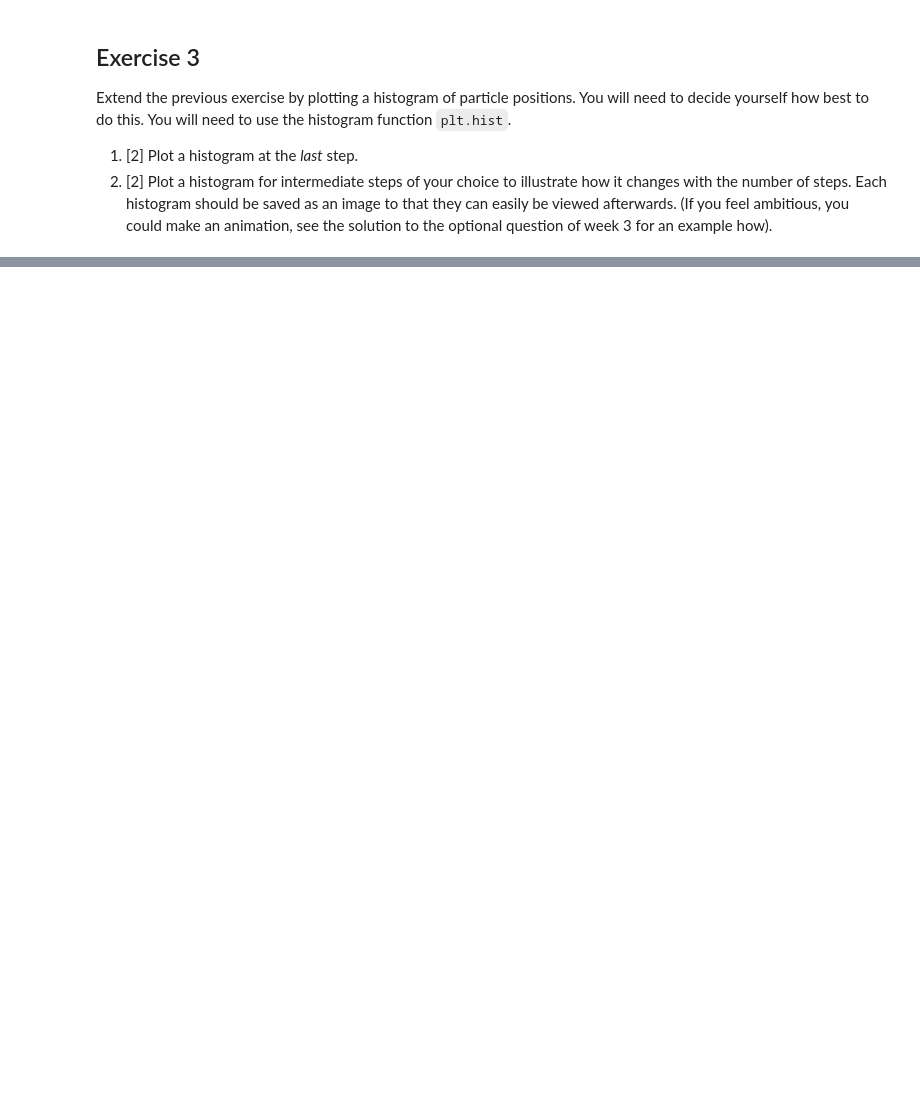
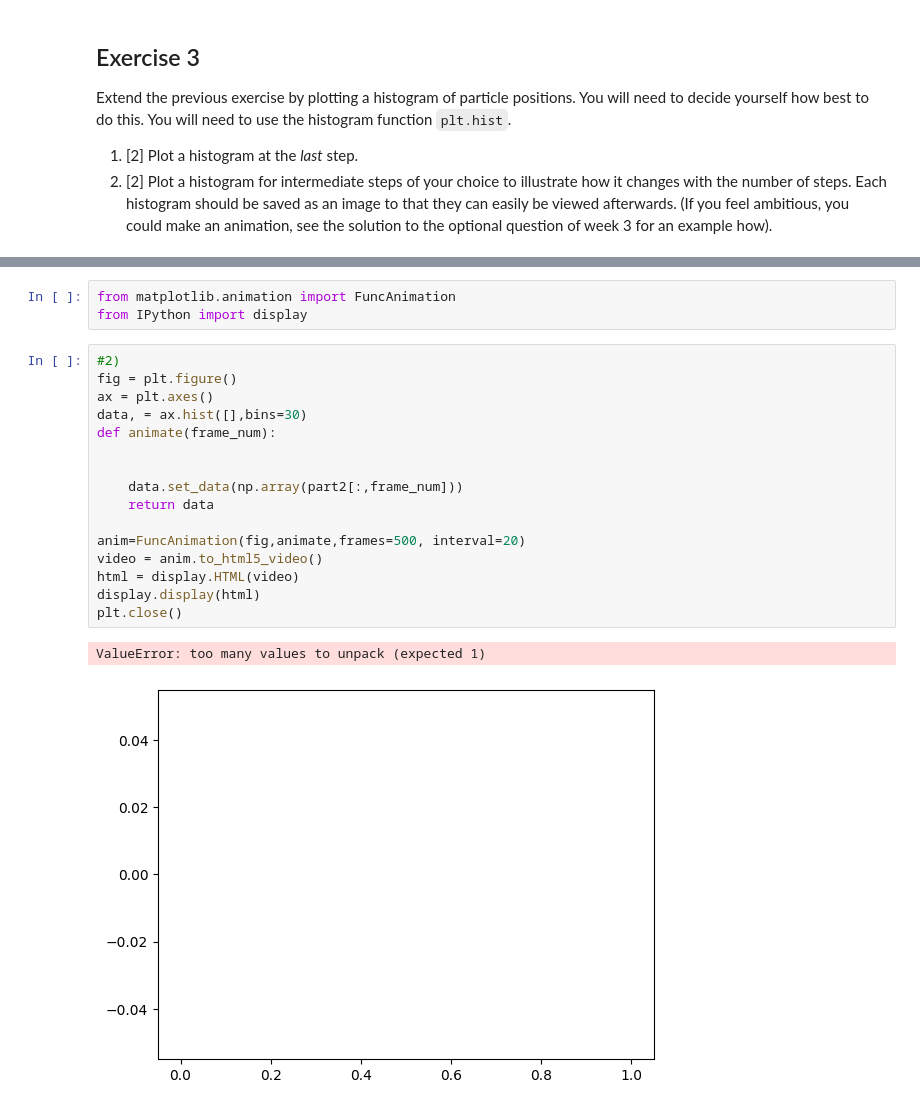
Before and after one commit to PX2145-2025/week-7-b-matthew-millward, a Jupyter notebook: Random_walk.ipynb, the cells around one changed output, grey strips where cells are left out. Drawn from its saved outputs; the diff is of its cells as text; blank space fills up the shorter version.

```diff
--- a/Random_walk.ipynb
+++ b/Random_walk.ipynb
@@ -162,0 +185,22 @@ Extend the previous exercise by plotting a histogram of particle positions. You
+# %%
+from matplotlib.animation import FuncAnimation
+from IPython import display
+# %%
+#2)
+fig = plt.figure()
+ax = plt.axes()
+data, = ax.hist([],bins=30)
+def animate(frame_num):
+
+
+    data.set_data(np.array(part2[:,frame_num]))
+    return data
+
+anim=FuncAnimation(fig,animate,frames=500, interval=20)
+video = anim.to_html5_video()
+html = display.HTML(video)
+display.display(html)
+plt.close()
+# %% [output]
+ValueError: too many values to unpack (expected 1)
+[figure, added]
```
Also changed, not shown: parts of 4 cells of this notebook.
